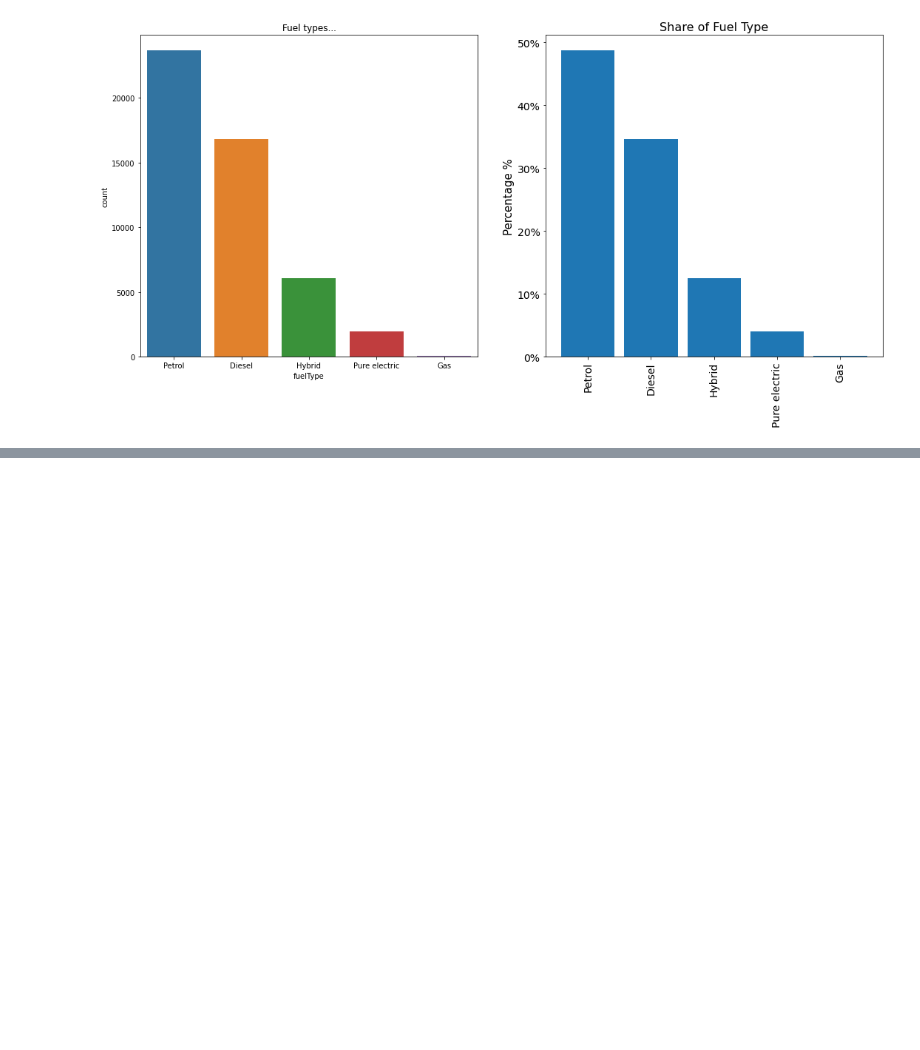
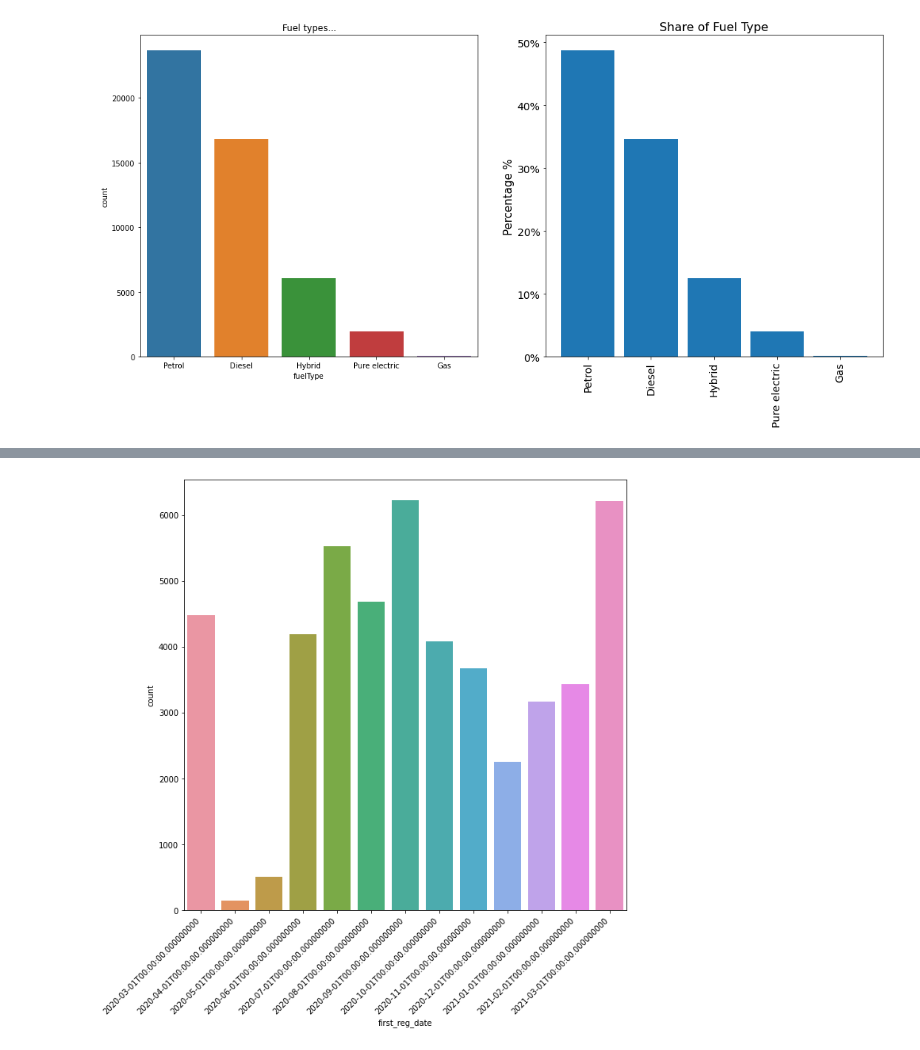
Before and after one commit to KwstasMCPU/NewAutoMotive, a Jupyter notebook: new_auto_task.ipynb, the cells around one changed output, grey strips where cells are left out. Cells and saved outputs as stored; diff of their text form; code cells hidden in the pictures; blank space fills up the shorter version.

```diff
--- a/new_auto_task.ipynb
+++ b/new_auto_task.ipynb
@@ -113,0 +144,2 @@ ax2.tick_params(labelsize=14);
+# %%
+car_df.first_reg_date = car_df.first_reg_date.apply(lambda x: x[:10])
@@ -113,0 +148,4 @@ ax2.tick_params(labelsize=14);
+# %%
+car_df.first_reg_date = pd.to_datetime(car_df.first_reg_date, format="%Y-%m-%d")
+# was having an error when trying to convert the whole string to a date in a YYYY-MM-DD format
+# thus i just kept the date and left out the time from the initial string and then format it to datetime object
@@ -113,0 +167,6 @@ ax2.tick_params(labelsize=14);
+# %%
+fig = plt.figure(figsize=(10,10))
+sns.countplot(x='first_reg_date', data=car_df)
+plt.xticks(rotation=45, ha='right');
+# %% [output]
+[figure, added]
```
Also changed, not shown: parts of 5 cells of this notebook.
